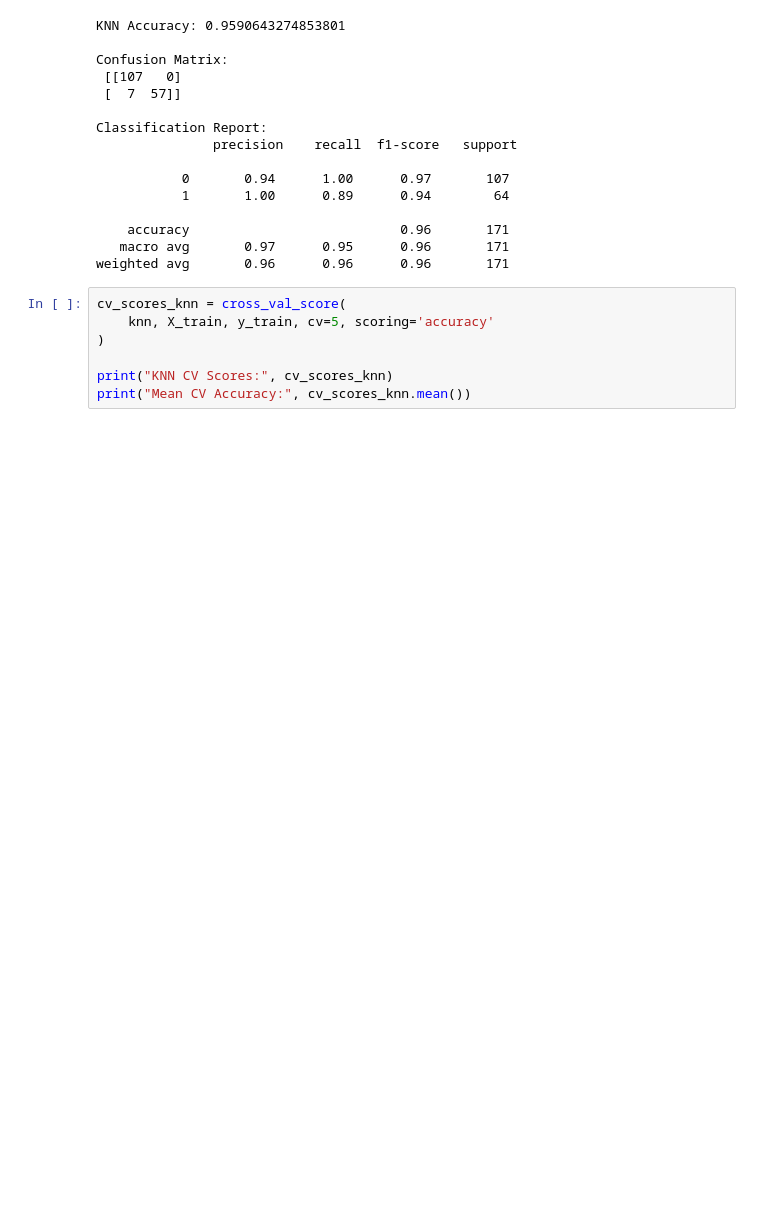
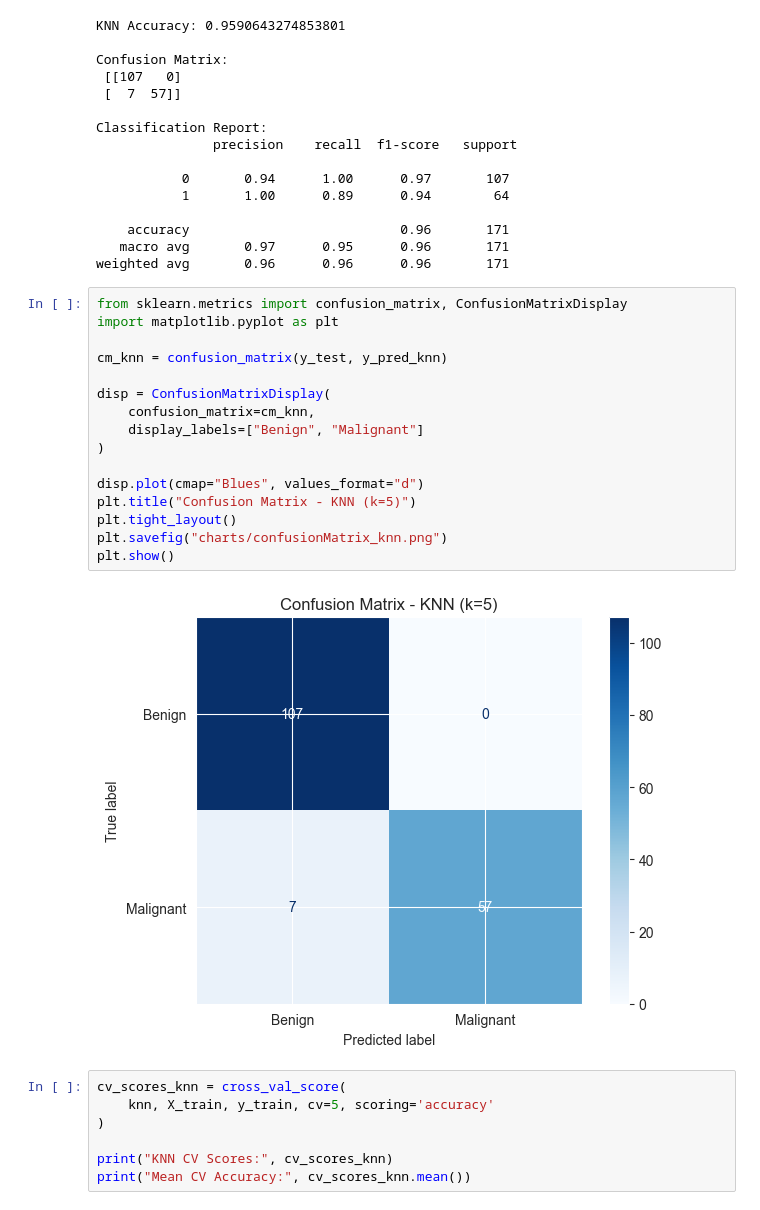
Before and after one commit to rezgui-yessin/cancer-breast-v2, a Jupyter notebook: sample.ipynb, the cells around one changed output. Saved outputs shown, nothing was run; the diff lists cells and outputs as text; blank space fills up the shorter version.

```diff
--- a/sample.ipynb
+++ b/sample.ipynb
@@ -319,6 +383,24 @@ Classification Report:
     accuracy                           0.96       171
    macro avg       0.97      0.95      0.96       171
 weighted avg       0.96      0.96      0.96       171
+# %%
+from sklearn.metrics import confusion_matrix, ConfusionMatrixDisplay
+import matplotlib.pyplot as plt
+
+cm_knn = confusion_matrix(y_test, y_pred_knn)
+
+disp = ConfusionMatrixDisplay(
+    confusion_matrix=cm_knn,
+    display_labels=["Benign", "Malignant"]
+)
+
+disp.plot(cmap="Blues", values_format="d")
+plt.title("Confusion Matrix - KNN (k=5)")
+plt.tight_layout()
+plt.savefig("charts/confusionMatrix_knn.png")
+plt.show()
+# %% [output]
+[figure, added]
 # %%
 cv_scores_knn = cross_val_score(
     knn, X_train, y_train, cv=5, scoring='accuracy'
```
Also changed, not shown: parts of 4 cells of this notebook, 5 other files.
